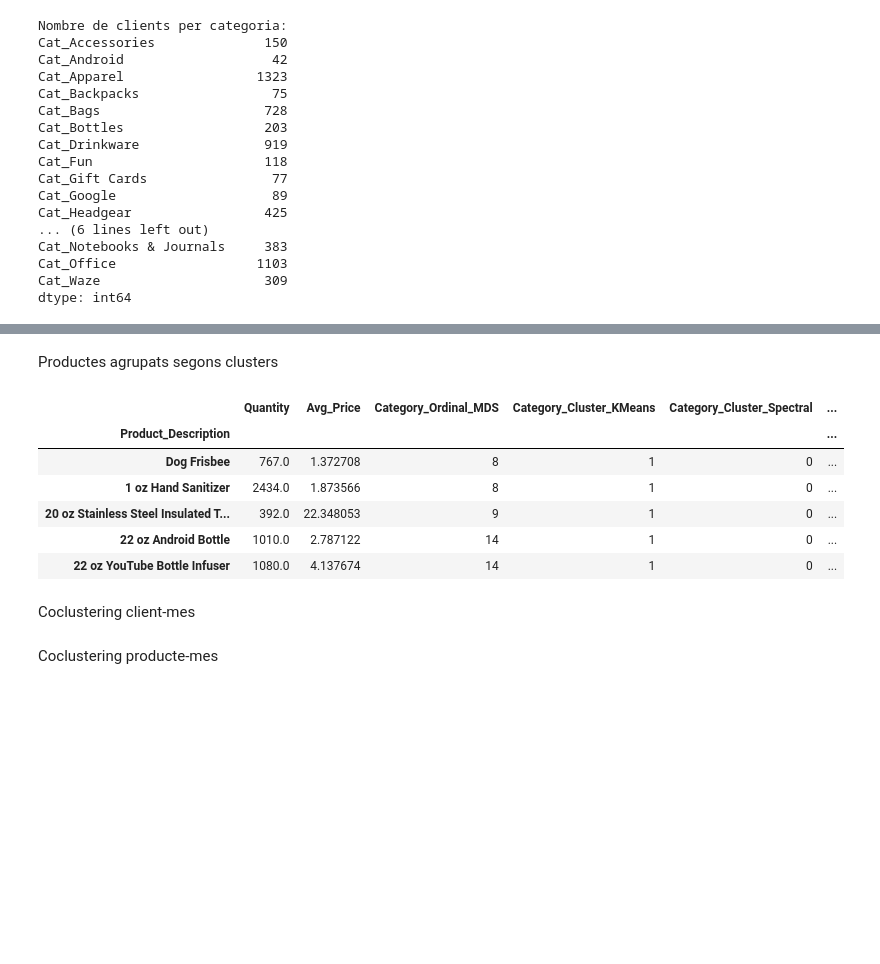
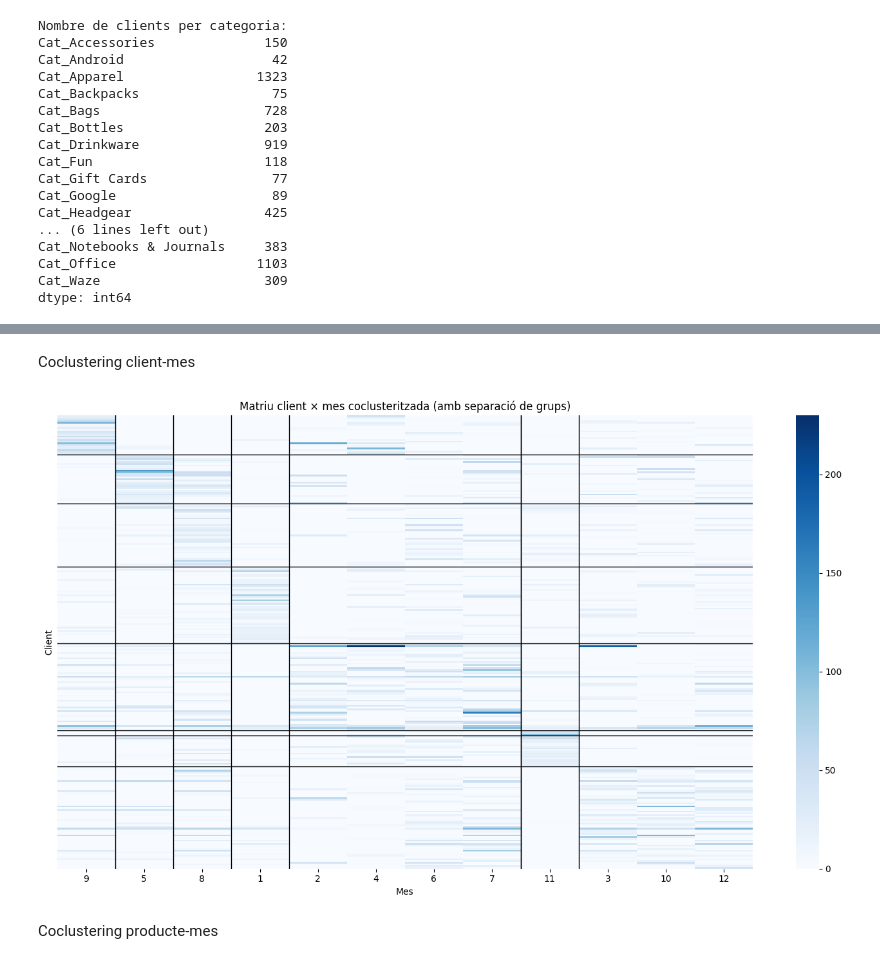
Before and after one commit to davidvilajosana/TFG_Product-Client-Relation, a Jupyter notebook: notebooks/anex.ipynb, the cells around one changed output, grey strips where cells are left out. Drawn from its saved outputs; the diff is of its cells as text; code cells hidden in the pictures; blank space fills up the shorter version.

```diff
--- a/notebooks/anex.ipynb
+++ b/notebooks/anex.ipynb
@@ -312,2 +112,0 @@ df_with_categories['Category_Cluster_Spectral'] = df_with_categories['Product_Ca
-# %% [markdown]
-Productes agrupats segons clusters
@@ -331,13 +113,3 @@ df_products = df_with_categories.groupby('Product_Description').agg({
-# %%
-df_products.head()
-# %% [output]
-|  | Quantity | Avg_Price | Category_Ordinal_MDS | Category_Cluster_KMeans | Category_Cluster_Spectral | ... |
-| Product_Description |  |  |  |  |  | ... |
-| Dog Frisbee | 767.0 | 1.372708 | 8 | 1 | 0 | ... |
-| 1 oz Hand Sanitizer | 2434.0 | 1.873566 | 8 | 1 | 0 | ... |
-| 20 oz Stainless Steel Insulated T... | 392.0 | 22.348053 | 9 | 1 | 0 | ... |
-| 22 oz Android Bottle | 1010.0 | 2.787122 | 14 | 1 | 0 | ... |
-| 22 oz YouTube Bottle Infuser | 1080.0 | 4.137674 | 14 | 1 | 0 | ... |
 # %% [markdown]
 Coclustering client-mes
 # %%
@@ -373,35 +145,37 @@ filtered_client_month["Client_Cluster"] = model_cm.row_labels_
 month_clusters_cm = pd.DataFrame({
     "Month": filtered_client_month.columns[:-1],
     "Month_Cluster": model_cm.column_labels_
 })
 
 # 7. Exportació
-filtered_client_month.reset_index().to_csv("client_month_coclusters.csv", index=False)
-month_clusters_cm.to_csv("month_coclusters_client_view.csv", index=False)
+filtered_client_month.reset_index().to_csv("../filesRunTime/client_month_coclusters.csv", index=False)
+month_clusters_cm.to_csv("../filesRunTime/month_coclusters_client_view.csv", index=False)
 
 # 8. Visualització millorada
 # Reordenem
 reordered_matrix = filtered_client_month.drop("Client_Cluster", axis=1).iloc[
     model_cm.row_labels_.argsort(),
     model_cm.column_labels_.argsort()
 ]
 
 # Divisions per coclústers (línies de separació)
 row_ticks = np.cumsum(np.bincount(model_cm.row_labels_))[:-1]
 col_ticks = np.cumsum(np.bincount(model_cm.column_labels_))[:-1]
 
 # Plot
 plt.figure(figsize=(14, 8))
 ax = sns.heatmap(reordered_matrix, cmap="Blues", cbar=True, xticklabels=True, yticklabels=False)
 for r in row_ticks:
     ax.axhline(r, color='black', lw=1)
 for c in col_ticks:
     ax.axvline(c, color='black', lw=1)
 plt.title("Matriu client × mes coclusteritzada (amb separació de grups)")
 plt.xlabel("Mes")
 plt.ylabel("Client")
 plt.tight_layout()
 plt.show()
+# %% [output]
+[figure, added]
 # %% [markdown]
 Coclustering producte-mes
 # %%
```
Also changed, not shown: parts of 17 cells of this notebook, 8 other files.
